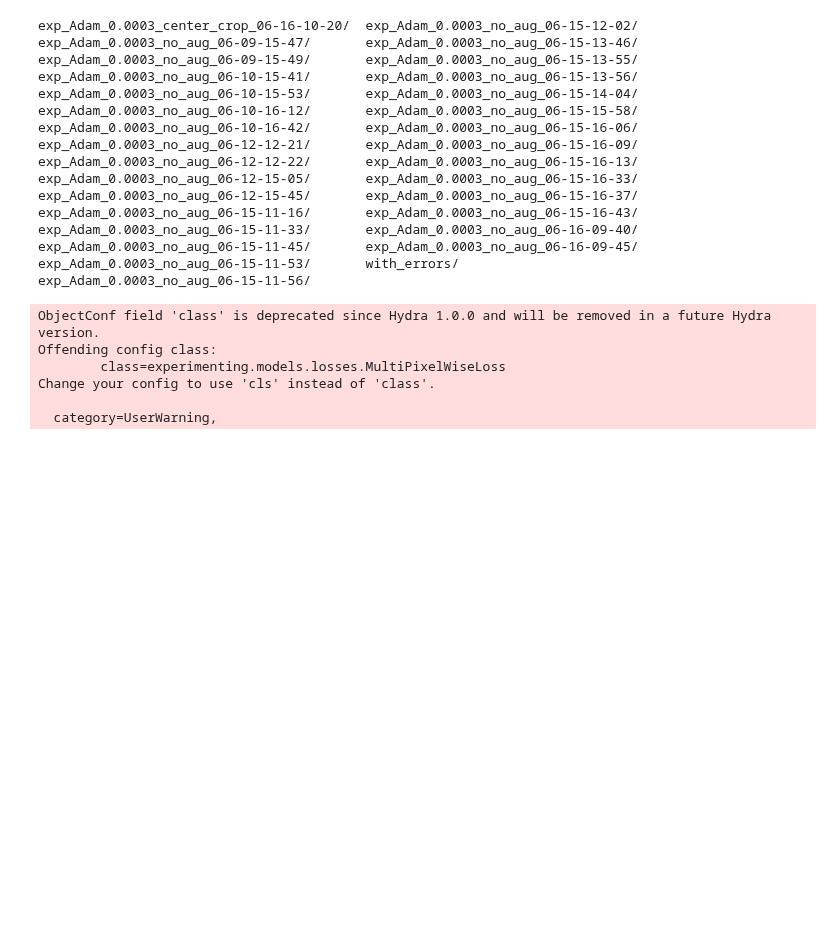
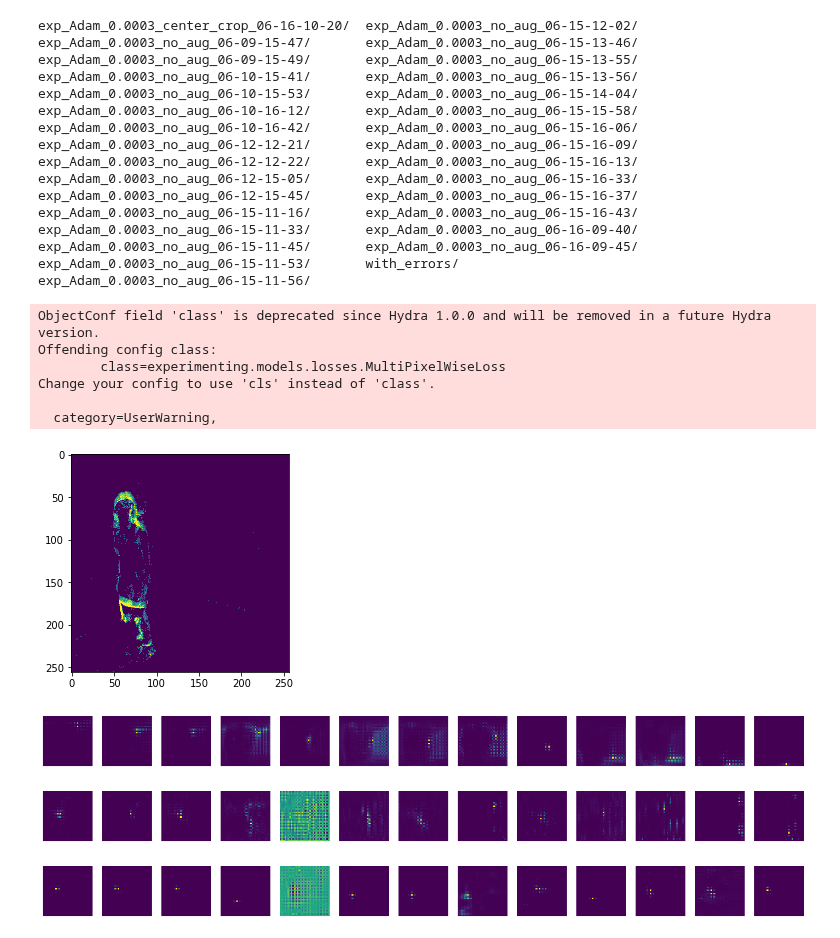
Before and after one commit to gianscarpe/event-based-monocular-hpe, a Jupyter notebook: src/notebooks/margipose.ipynb, the cells around one changed output. Cells and saved outputs as stored; diff of their text form; code cells hidden in the pictures; blank space fills up the shorter version.

```diff
--- a/src/notebooks/margipose.ipynb
+++ b/src/notebooks/margipose.ipynb
@@ -100,6 +100,22 @@ M = np.concatenate([R, np.expand_dims(t, 1)], axis=1)
 from importlib import reload
 import experimenting.utils.cv_helpers as utils
 utils = reload(utils)
+# %%
+frame = 0
+plt.imshow(x[frame].squeeze())
+# XY
+plot_heatmap(preds[0][-1][frame])
+
+# ZY
+plot_heatmap(preds[1][-1][frame])
+
+# XZ
+plot_heatmap(preds[2][-1][frame])
+# %% [output]
+[figure, added]
+[figure, added]
+[figure, added]
+[figure, added]
 # %%
 for i in range(4):
     camera = y['camera'][i]
```
Also changed, not shown: parts of 1 cell of this notebook, 3 other files.
